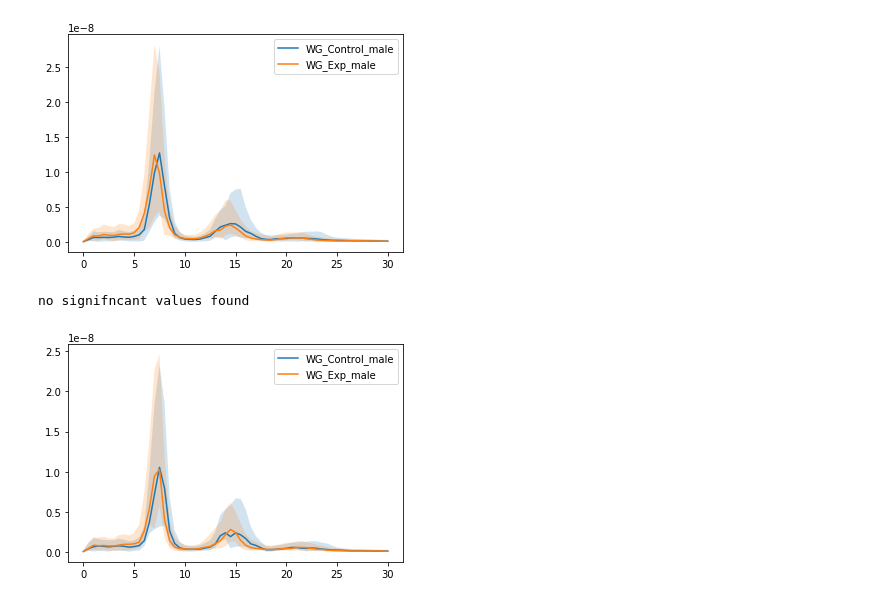
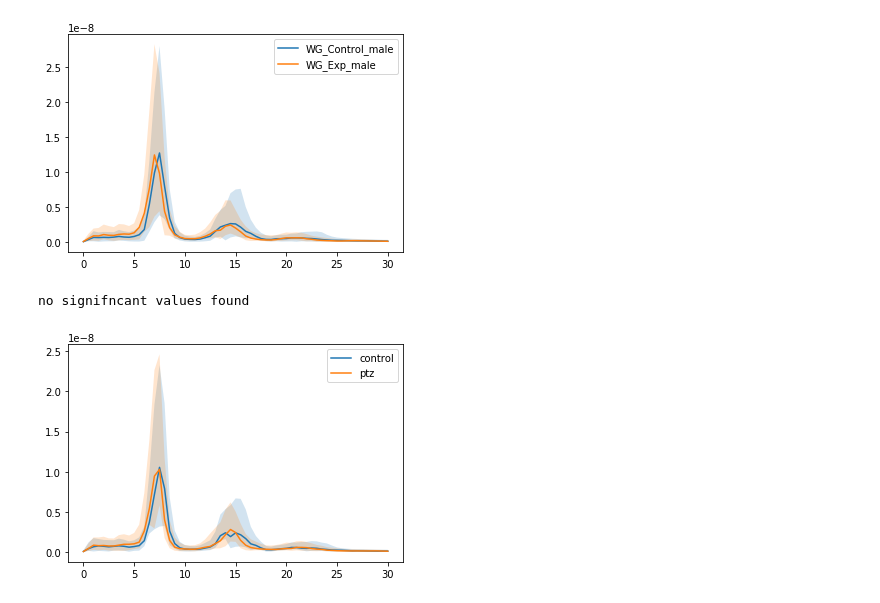
Before and after one commit to eegdude/swd_analysis, a Jupyter notebook: spectrum_analysis.ipynb, the cells around one changed output. Cells and saved outputs as stored; diff of their text form; code cells hidden in the pictures.

```diff
--- a/spectrum_analysis.ipynb
+++ b/spectrum_analysis.ipynb
@@ -99,9 +99,9 @@ dropped swd: length 25 samples is less than welch length 256
 no signifncant values found
 [figure]
 # %%
-spectrums = {'x':x, 'spectrums':{control_name:np.r_[welch_control_m,welch_control_f], exp_name:np.r_[welch_exp_m,welch_exp_f]}}
+spectrums = {'x':x, 'spectrums':{'control':np.r_[welch_control_m,welch_control_f], 'ptz':np.r_[welch_exp_m,welch_exp_f]}}
 spectrums['significance'] = statistics_nonparametric(spectrums, correction=True)
 plot_conditions(spectrums)
 # %% [output]
 no signifncant values found
-[figure, old version]
+[figure, new version]
```
